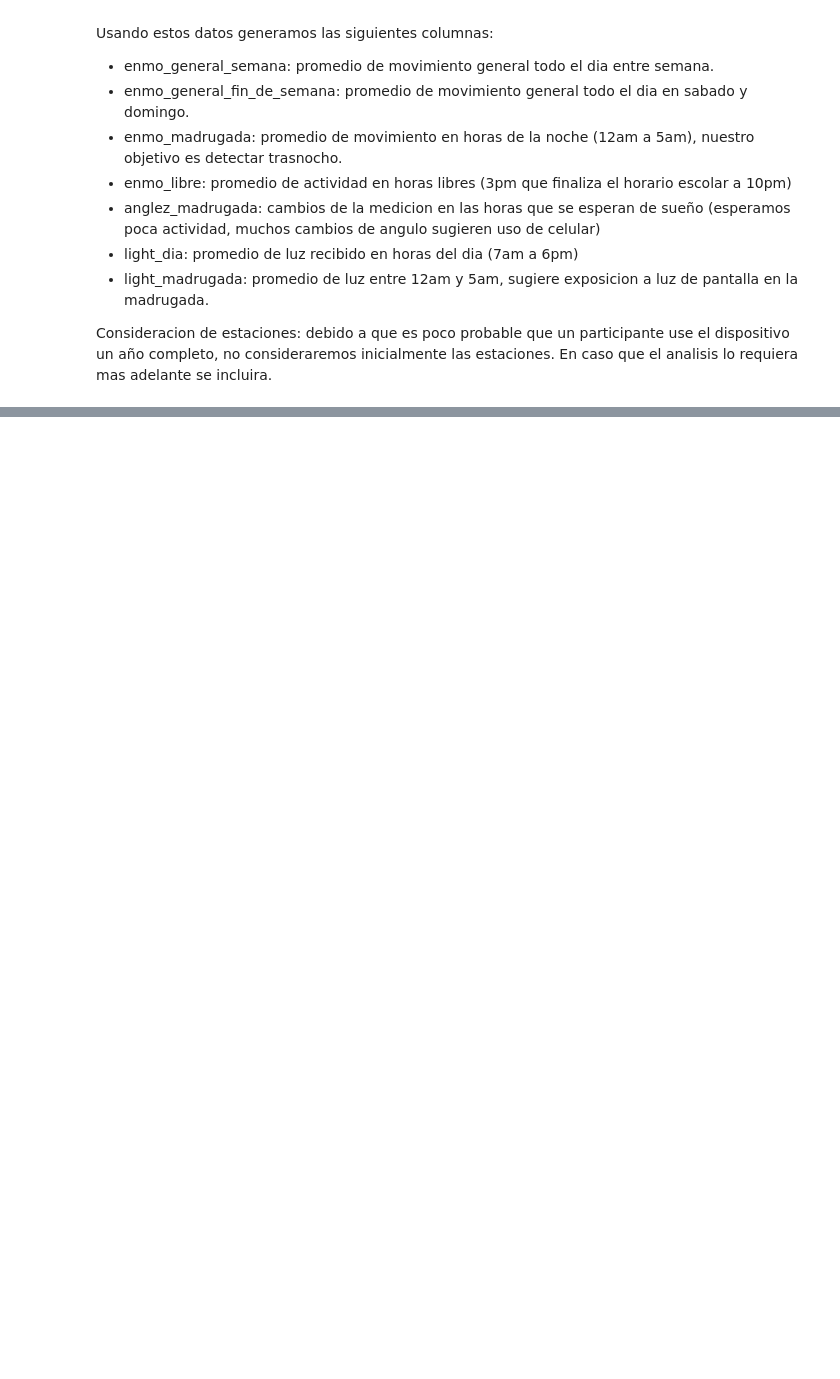
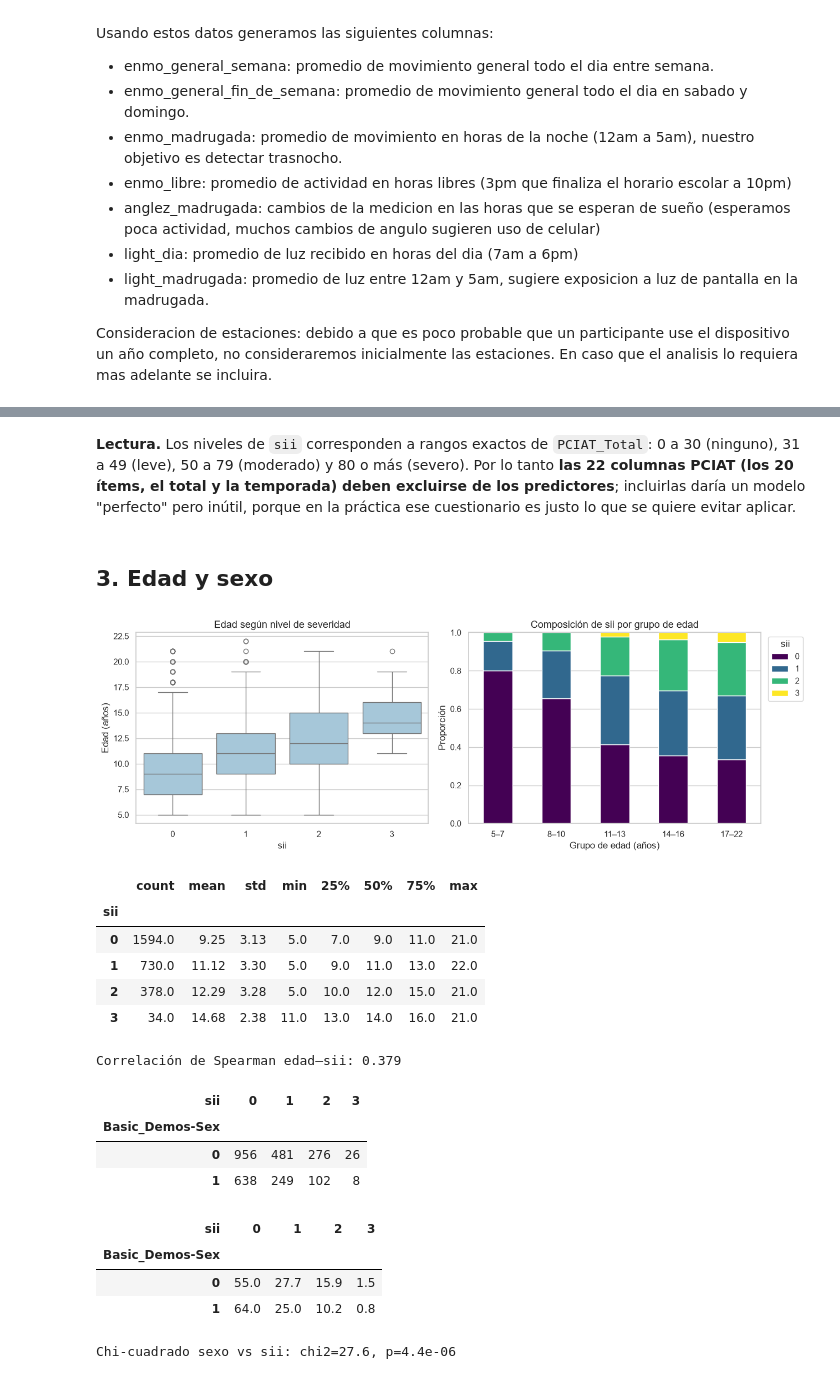
Before and after one commit to joseflorezleon/uso_problematico_internet_menores_edad, a Jupyter notebook: Entrega 2/EDA.ipynb, the cells around one changed output, grey strips where cells are left out. Drawn from its saved outputs; the diff is of its cells as text; code cells hidden in the pictures; blank space fills up the shorter version.

```diff
--- a/Entrega 2/EDA.ipynb
+++ b/Entrega 2/EDA.ipynb
@@ -52,0 +152,48 @@ Consideracion de estaciones: debido a que es poco probable que un participante u
+# %% [markdown]
+**Lectura.** Los niveles de `sii` corresponden a rangos exactos de `PCIAT_Total`: 0 a 30 (ninguno), 31 a 49 (leve), 50 a 79 (moderado) y 80 o más (severo). Por lo tanto **las 22 columnas PCIAT (los 20 ítems, el total y la temporada) deben excluirse de los predictores**; incluirlas daría un modelo "perfecto" pero inútil, porque en la práctica ese cuestionario es justo lo que se quiere evitar aplicar.
+# %% [markdown]
+## 3. Edad y sexo
+# %%
+fig, axes = plt.subplots(1, 2, figsize=(13, 4.5))
+sns.boxplot(data=lab, x="sii", y="Basic_Demos-Age", color="#9ecae1", ax=axes[0])
+axes[0].set_title("Edad según nivel de severidad")
+axes[0].set_xlabel("sii")
+axes[0].set_ylabel("Edad (años)")
+
+lab["grupo_edad"] = pd.cut(lab["Basic_Demos-Age"], [4, 7, 10, 13, 16, 23],
+                           labels=["5–7", "8–10", "11–13", "14–16", "17–22"])
+prop = pd.crosstab(lab["grupo_edad"], lab["sii"], normalize="index")
+prop.plot(kind="bar", stacked=True, colormap="viridis", ax=axes[1], rot=0)
+axes[1].set_title("Composición de sii por grupo de edad")
+axes[1].set_xlabel("Grupo de edad (años)")
+axes[1].set_ylabel("Proporción")
+axes[1].legend(title="sii", bbox_to_anchor=(1.01, 1), loc="upper left")
+plt.tight_layout()
+plt.show()
+
+display(lab.groupby("sii")["Basic_Demos-Age"].describe().round(2))
+print("Correlación de Spearman edad–sii:", round(stats.spearmanr(lab["Basic_Demos-Age"], lab["sii"])[0], 3))
+
+sexo = pd.crosstab(lab["Basic_Demos-Sex"], lab["sii"])
+display(sexo)
+display((pd.crosstab(lab["Basic_Demos-Sex"], lab["sii"], normalize="index") * 100).round(1))
+chi2, p, _, _ = stats.chi2_contingency(sexo)
+print(f"Chi-cuadrado sexo vs sii: chi2={chi2:.1f}, p={p:.2g}")
+# %% [output]
+[figure, added]
+|  | count | mean | std | min | 25% | 50% | 75% | max |
+| sii |  |  |  |  |  |  |  |  |
+| 0 | 1594.0 | 9.25 | 3.13 | 5.0 | 7.0 | 9.0 | 11.0 | 21.0 |
+| 1 | 730.0 | 11.12 | 3.30 | 5.0 | 9.0 | 11.0 | 13.0 | 22.0 |
+| 2 | 378.0 | 12.29 | 3.28 | 5.0 | 10.0 | 12.0 | 15.0 | 21.0 |
+| 3 | 34.0 | 14.68 | 2.38 | 11.0 | 13.0 | 14.0 | 16.0 | 21.0 |
+Correlación de Spearman edad–sii: 0.379
+| sii | 0 | 1 | 2 | 3 |
+| Basic_Demos-Sex |  |  |  |  |
+| 0 | 956 | 481 | 276 | 26 |
+| 1 | 638 | 249 | 102 | 8 |
+| sii | 0 | 1 | 2 | 3 |
+| Basic_Demos-Sex |  |  |  |  |
+| 0 | 55.0 | 27.7 | 15.9 | 1.5 |
+| 1 | 64.0 | 25.0 | 10.2 | 0.8 |
+Chi-cuadrado sexo vs sii: chi2=27.6, p=4.4e-06
```
Also changed, not shown: parts of 32 cells of this notebook.
